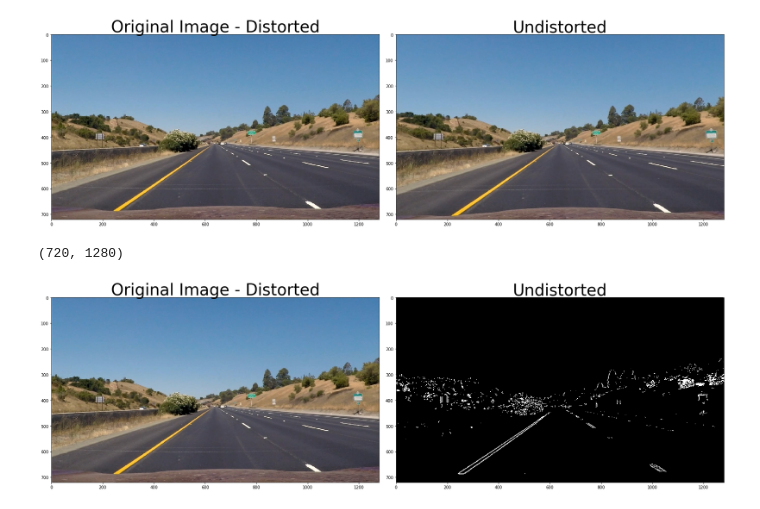
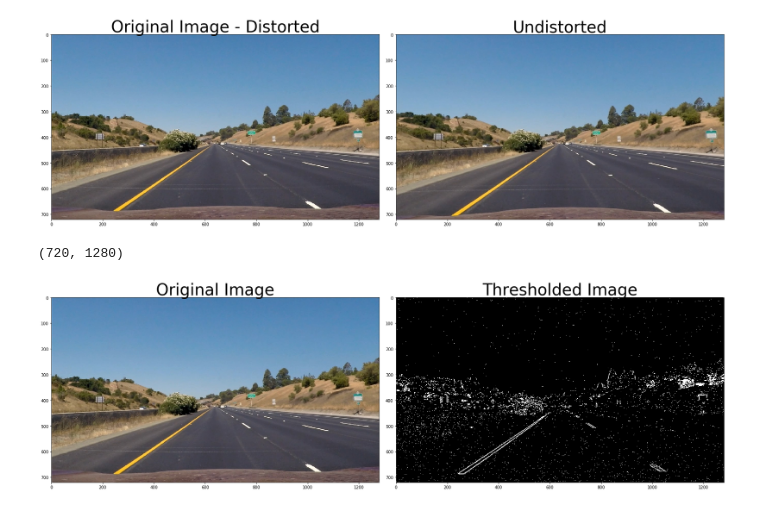
Before and after one commit to RamrajSegur/Udacity---Programs, a Jupyter notebook: Advanced Lane Finding/Lanefinding_project.ipynb, the cells around one changed output. Cells and saved outputs as stored; diff of their text form; code cells hidden in the pictures.

```diff
--- a/Advanced Lane Finding/Lanefinding_project.ipynb
+++ b/Advanced Lane Finding/Lanefinding_project.ipynb
@@ -55,31 +62,54 @@ axes[1].set_title('Undistorted', fontsize=40)
 <matplotlib.text.Text at 0x...>
 [figure]
 # %%
+#Individual Image threshold block
 def sobel_conversion(img,thresh):
     hls=cv2.cvtColor(img,cv2.COLOR_RGB2HLS)
     gray1=cv2.cvtColor(img,cv2.COLOR_RGB2GRAY)
     sobelx = cv2.Sobel(gray1, cv2.CV_64F, 1, 0)
+    sobely=cv2.Sobel(gray1,cv2.CV_64F, 0, 1)
     abs_sobelx=np.absolute(sobelx)
+    absx=np.absolute(sobelx)
+    absy=np.absolute(sobely)
+    gradd=np.arctan2(absy,absx)
     scaled_sobel = np.uint8(255*abs_sobelx/np.max(abs_sobelx))
     s=np.zeros_like(gray1)
-#     s[(hls[:,:,1]>=thresh[0])&(hls[:,:,1]<thresh[1])|(scaled_sobel>=thresh1[0])&(scaled_sobel<thresh1[1])]=1
-#     s[(hls[:,:,2]>=thresh[0])&(hls[:,:,2]<thresh[1])|(hls[:,:,1]>=thresh1[0])&(hls[:,:,1]<thresh1[1])]=1
-    s[(hls[:,:,2]>thresh[0])&(hls[:,:,2]<=thresh[1])|(hls[:,:,1]>20)&(hls[:,:,1]<=25)|(scaled_sobel>60)&(scaled_sobel<=235)]=1
+    binary=np.zeros_like(gradd)
+    binary[(gradd>=0.35)&(gradd<=0.4)]=1
+#     s[(hls[:,:,2]>thresh[0])&(hls[:,:,2]<=thresh[1])|(hls[:,:,1]>20)&(hls[:,:,1]<=25)|(scaled_sobel>60)&(scaled_sobel<=235)]=1
+#     s=binary
     s=np.uint8(s)
+    ss=np.zeros_like(gray1)
+    sl=np.zeros_like(gray1)
+    ss[(hls[:,:,2]>thresh[0])&(hls[:,:,2]<=thresh[1])]=1
+    sl[(hls[:,:,1]>20)&(hls[:,:,1]<=25)]=1
+    ss=ss*255
+    sl=sl*255
+    s=s*255
+    ss=np.uint8(ss)
+    sl=np.uint8(sl)
+    s[(hls[:,:,2]>thresh[0])&(hls[:,:,2]<=thresh[1])|(hls[:,:,1]>20)&(hls[:,:,1]<=25)|(gradd>=0.35)&(gradd<=0.4)|(scaled_sobel>60)&(scaled_sobel<=235)]=1
 #     s=hls[:,:,2]
     return s
 
 img1=mpimg.imread('test_images/straight_lines1.jpg')
 
+
+
 color_thres=sobel_conversion(img1,[120,205])
 f, axes = plt.subplots(1, 2, figsize=(24, 9))
 f.tight_layout()
 axes[0].imshow(img1)
-axes[0].set_title('Original Image - Distorted', fontsize=40)
+axes[0].set_title('Original Image', fontsize=40)
 axes[1].imshow(color_thres,cmap='gray')
-axes[1].set_title('Undistorted', fontsize=40)
+axes[1].set_title('Thresholded Image', fontsize=40)
+
+img13=cv2.cvtColor(img1, cv2.COLOR_RGB2BGR)
+
+cv2.imwrite('Original Image.jpeg',img13)
+cv2.imwrite('Thresholded Image.jpeg',color_thres*255)
 
 print(color_thres.shape)
 # %% [output]
 (720, 1280)
-[figure, old version]
+[figure, new version]
```
Also changed, not shown: parts of 5 cells of this notebook, 2 other files.
